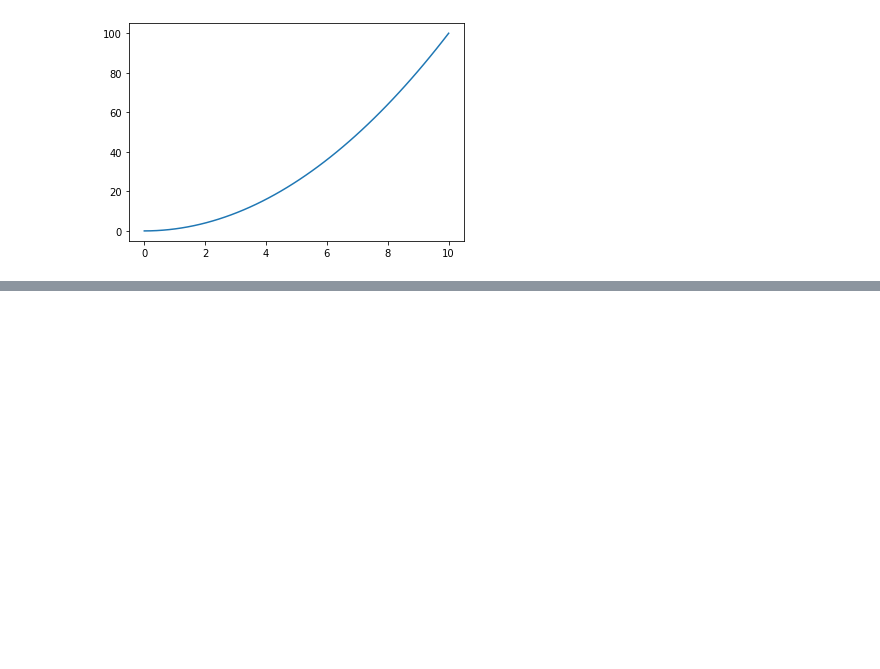
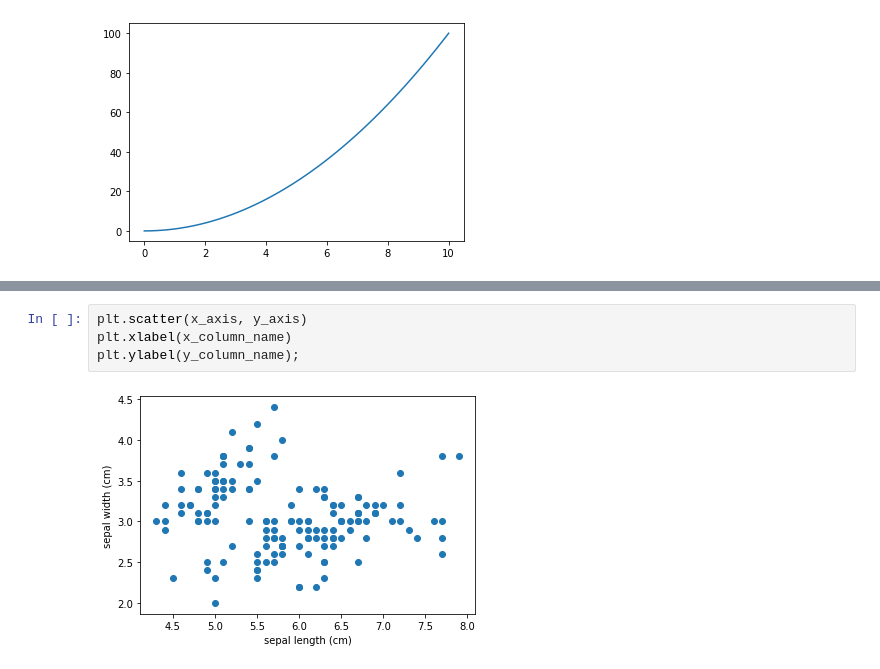
Before and after one commit to miroadamy-practice/s-oly-lt-jupyter-notebook-foundations, a Jupyter notebook: notebooks/2_Visualizations.ipynb, the cells around one changed output, grey strips where cells are left out. Drawn from its saved outputs; the diff is of its cells as text; blank space fills up the shorter version.

```diff
--- a/notebooks/2_Visualizations.ipynb
+++ b/notebooks/2_Visualizations.ipynb
@@ -35,0 +50,6 @@ plt.plot(x, y);
+# %%
+plt.scatter(x_axis, y_axis)
+plt.xlabel(x_column_name)
+plt.ylabel(y_column_name);
+# %% [output]
+[figure, added]
```
Also changed, not shown: parts of 13 cells of this notebook.
